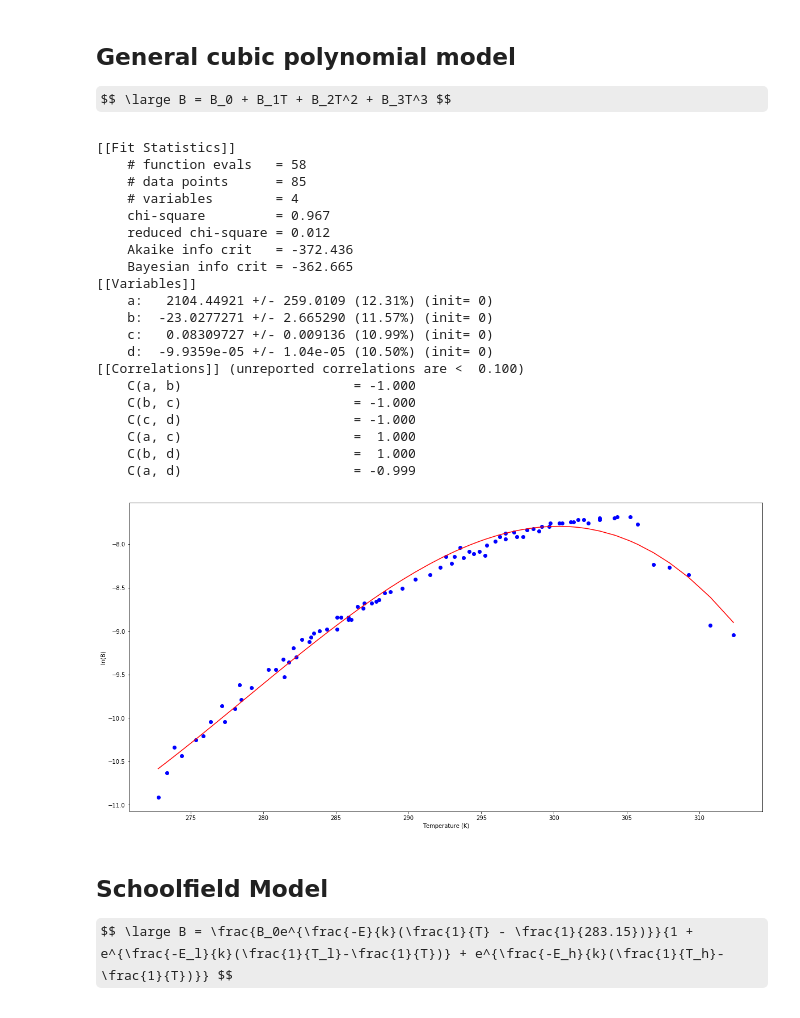
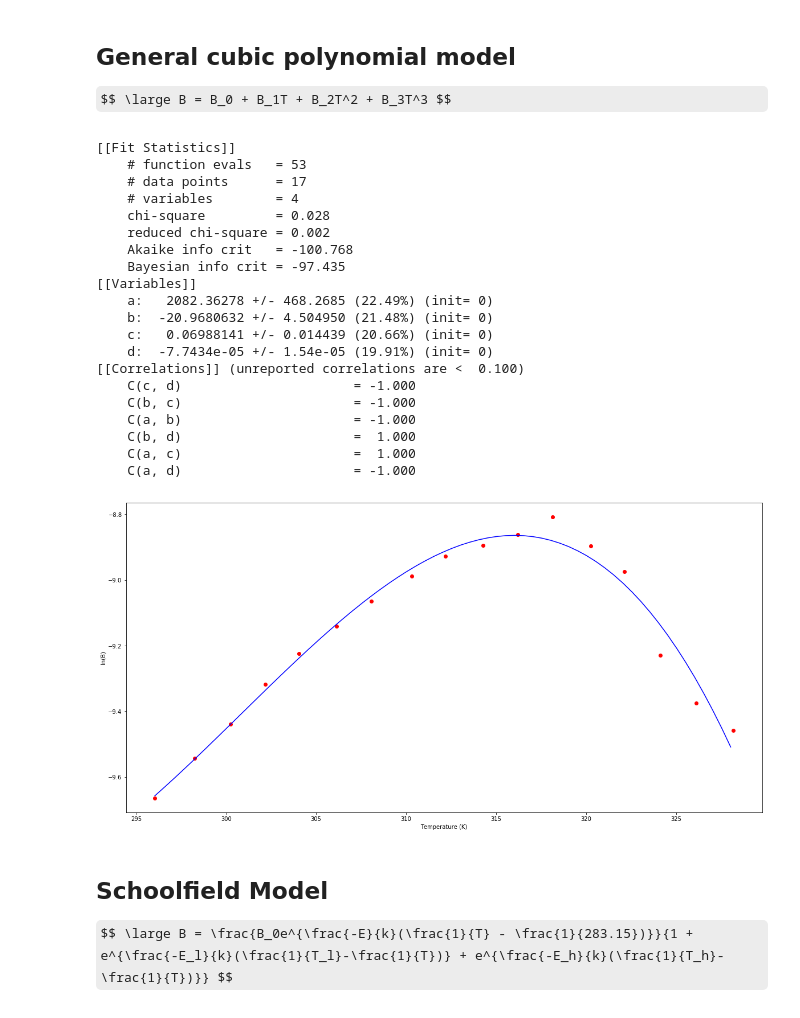
Before and after one commit to dbridg15/CMEECoursework, a Jupyter notebook: CMEEMiniProject/Code/newtry.ipynb, the cells around one changed output. Drawn from its saved outputs; the diff is of its cells as text; code cells hidden in the pictures; some formulas as TeX source.

```diff
--- a/CMEEMiniProject/Code/newtry.ipynb
+++ b/CMEEMiniProject/Code/newtry.ipynb
@@ -36,11 +45,29 @@ GRDF = pd.read_csv("../Data/GrowthRespPhotoData_new.csv",
 # get rid of 0s -ves and NAs from data (only +ves)
 GRDF = GRDF.iloc[GRDF.index[GRDF["StandardisedTraitValue"] > 0]]
 
+# create NewID based on FianlID
+GRDF["NewID"] = GRDF.FinalID.astype("category").cat.codes
+
+# sort by NewID then ConTemp; AmbientTemp; ResTemp  *SHOULD ASK SAMRAAT ABOUT WHICH TEMP TO USE*
+GRDF = GRDF.sort_values(['NewID', 'ConTemp', 'AmbientTemp', 'ResTemp'])
+
+# reset index
+GRDF = GRDF.reset_index(drop = True)
+
+# go through each id and if the first value it > 5 times higher than the next then delete the row...
+for id in GRDF.NewID.unique():
+    tmp = GRDF[GRDF.NewID == id]
+    tmp = tmp.reset_index(drop = True)
+
+    try:
+        if tmp.StandardisedTraitValue[0] > 5*tmp.StandardisedTraitValue[1]:
+            GRDF = GRDF.drop(GRDF.index[GRDF.NewID == id][0])
+    except KeyError:
+        pass
+
+
 # get rid of ids with < 5 data points
 GRDF = GRDF.groupby("FinalID").filter(lambda x: len(x) > 5)
-
-# set NewID based on OriginalID **do i even need to do this?**
-GRDF["NewID"] = GRDF.FinalID.astype("category").cat.codes
 
 # convert to kelvin
 GRDF.ConTempUnit     = GRDF.ConTempUnit.str.lower()
@@ -64,4 +91,7 @@ GRDF = GRDF.loc[ : ,("NewID",
 
 # logged trait value
 GRDF["STVlogged"] = np.log(GRDF.StandardisedTraitValue)
+
+# reset index
+GRDF = GRDF.reset_index(drop = True)
 # %% [markdown]
@@ -162,49 +176,57 @@ params = Parameters()
 params.add('a', value = 0.)
 params.add('b', value = 0.)
 params.add('c', value = 0.)
 params.add('d', value = 0.)
 
 def get_residual(params, x, data):
     a = params['a'].value
     b = params['b'].value
     c = params['c'].value
     d = params['d'].value
 
     model = a + b*x + c*x**2 + d*x**3
 
     return model - data
 
 out1 = minimize(get_residual, params, args = (xVals, ldata))
 
+a = out1.params["a"].value
+b = out1.params["b"].value
+c = out1.params["c"].value
+d = out1.params["d"].value
+
+mdlx = np.arange(min(xVals), max(xVals), 0.5)
+mdly = a + b*mdlx + c*mdlx**2 + d*mdlx**3
+
 report_fit(out1)
 
 plt.plot(xVals, ldata, 'ro')
-plt.plot(xVals, get_residual(out1.params, xVals, ldata) + ldata, 'b')
+plt.plot(mdlx, mdly, 'b')
 plt.xlabel("Temperature (K)")
 plt.ylabel("ln(B)")
 plt.show()
 # %% [output]
 [[Fit Statistics]]
-    # function evals   = 58
-    # data points      = 85
+    # function evals   = 53
+    # data points      = 17
     # variables        = 4
-    chi-square         = 0.967
-    reduced chi-square = 0.012
-    Akaike info crit   = -372.436
-    Bayesian info crit = -362.665
+    chi-square         = 0.028
+    reduced chi-square = 0.002
+    Akaike info crit   = -100.768
+    Bayesian info crit = -97.435
 [[Variables]]
-    a:   2104.44921 +/- 259.0109 (12.31%) (init= 0)
-    b:  -23.0277271 +/- 2.665290 (11.57%) (init= 0)
-    c:   0.08309727 +/- 0.009136 (10.99%) (init= 0)
-    d:  -9.9359e-05 +/- 1.04e-05 (10.50%) (init= 0)
+    a:   2082.36278 +/- 468.2685 (22.49%) (init= 0)
+    b:  -20.9680632 +/- 4.504950 (21.48%) (init= 0)
+    c:   0.06988141 +/- 0.014439 (20.66%) (init= 0)
+    d:  -7.7434e-05 +/- 1.54e-05 (19.91%) (init= 0)
 [[Correlations]] (unreported correlations are <  0.100)
+    C(c, d)                      = -1.000
+    C(b, c)                      = -1.000
     C(a, b)                      = -1.000
-    C(b, c)                      = -1.000
-    C(c, d)                      = -1.000
+    C(b, d)                      =  1.000
     C(a, c)                      =  1.000
-    C(b, d)                      =  1.000
-    C(a, d)                      = -0.999
+    C(a, d)                      = -1.000
-[figure, old version]
+[figure, new version]
 # %% [markdown]
 ## Schoolfield Model
 
```
Also changed, not shown: parts of 12 cells of this notebook, 2 other files.
